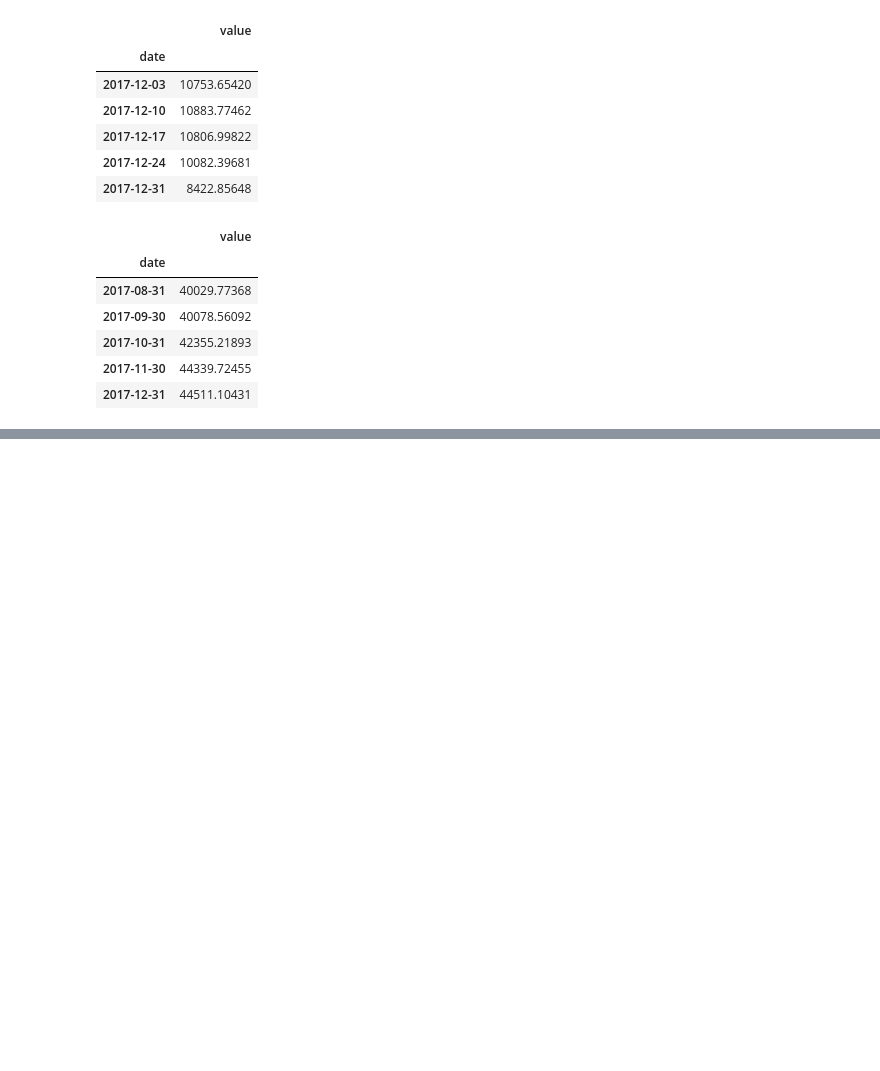
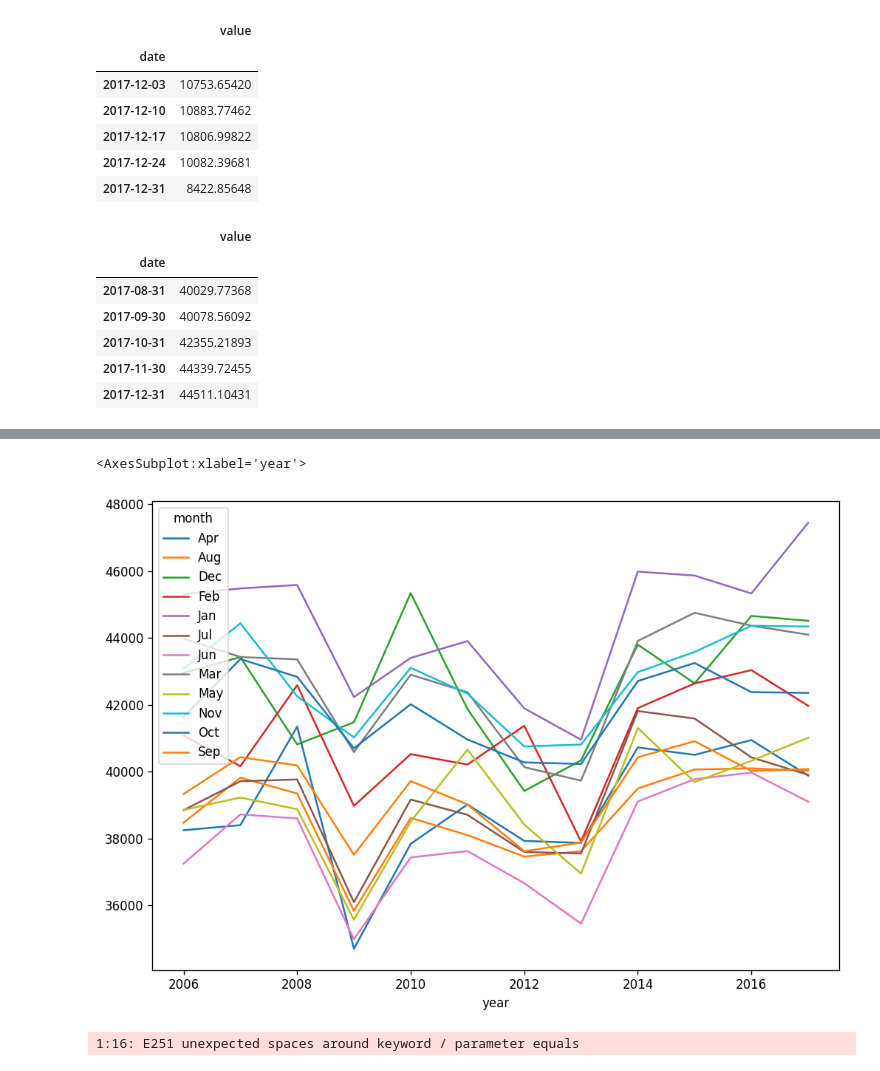
Before and after one commit to wtm695450085/Perfect-Plots__GIP, a Jupyter notebook: Perfect plot Time Series.ipynb, the cells around one changed output, grey strips where cells are left out. Saved outputs shown, nothing was run; the diff lists cells and outputs as text; code cells hidden in the pictures; blank space fills up the shorter version.

```diff
--- a/Perfect plot Time Series.ipynb
+++ b/Perfect plot Time Series.ipynb
@@ -315,0 +336,4 @@ years = df["year"].unique()
+# %%
+df_month['year'] = df_month['date'].dt.year
+df_month['month'] = df_month['date'].dt.month
+df_month['week'] = df_month['date'].dt.week
@@ -316,18 +342,25 @@ years = df["year"].unique()
 # %%
-# Draw Plot
-plt.figure(figsize=(16, 12), dpi=80)
+# Prepare data
+df_month["year"] = [d.year for d in df_month.date]
+df_month["month"] = [d.strftime("%b") for d in df_month.date]
+years = df_month["year"].unique()
+
 for i, y in enumerate(years):
     if i > 0:
         plt.plot(
-            "month", "value", data=df.loc[df.year == y, :], color=mycolors[i], label=y
+            "month", "value", data=df_month.loc[df_month.year == y, :], color=mycolors[i], label=y
         )
         plt.text(
-            df.loc[df.year == y, :].shape[0] - 0.9,
-            df.loc[df.year == y, "value"][-1:].values[0],
+            df_month.loc[df_month.year == y, :].shape[0] - 0.9,
+            df_month.loc[df_month.year == y, "value"][-1:].values[0],
             y,
             fontsize=12,
             color=mycolors[i],
         )
 
+# Decoration
+plt.gca().set( ylabel="$Drug Sales$", xlabel="$Month$")
+plt.yticks(fontsize=12, alpha=0.7)
+plt.title("Seasonal Plot of Drug Sales Time Series", fontsize=20)
 plt.show()
 # %% [output]
@@ -335,0 +370,7 @@ plt.show()
+# %%
+#KOT = ['Źle', 'średnio', 'dobrze', 'super']
+
+#foka = pd.qcut(df["Happiness Score"], 4, labels=KOT)
+
+kot = pd.pivot_table(df_month, index= ['year'], columns='month', values= "value", aggfunc= 'mean')
+kot
@@ -335,0 +398,6 @@ plt.show()
+# %%
+kot.plot(legend =True)
+# %% [output]
+<AxesSubplot:xlabel='year'>
+[figure, added]
+1:16: E251 unexpected spaces around keyword / parameter equals
```
Also changed, not shown: parts of 21 cells of this notebook.
